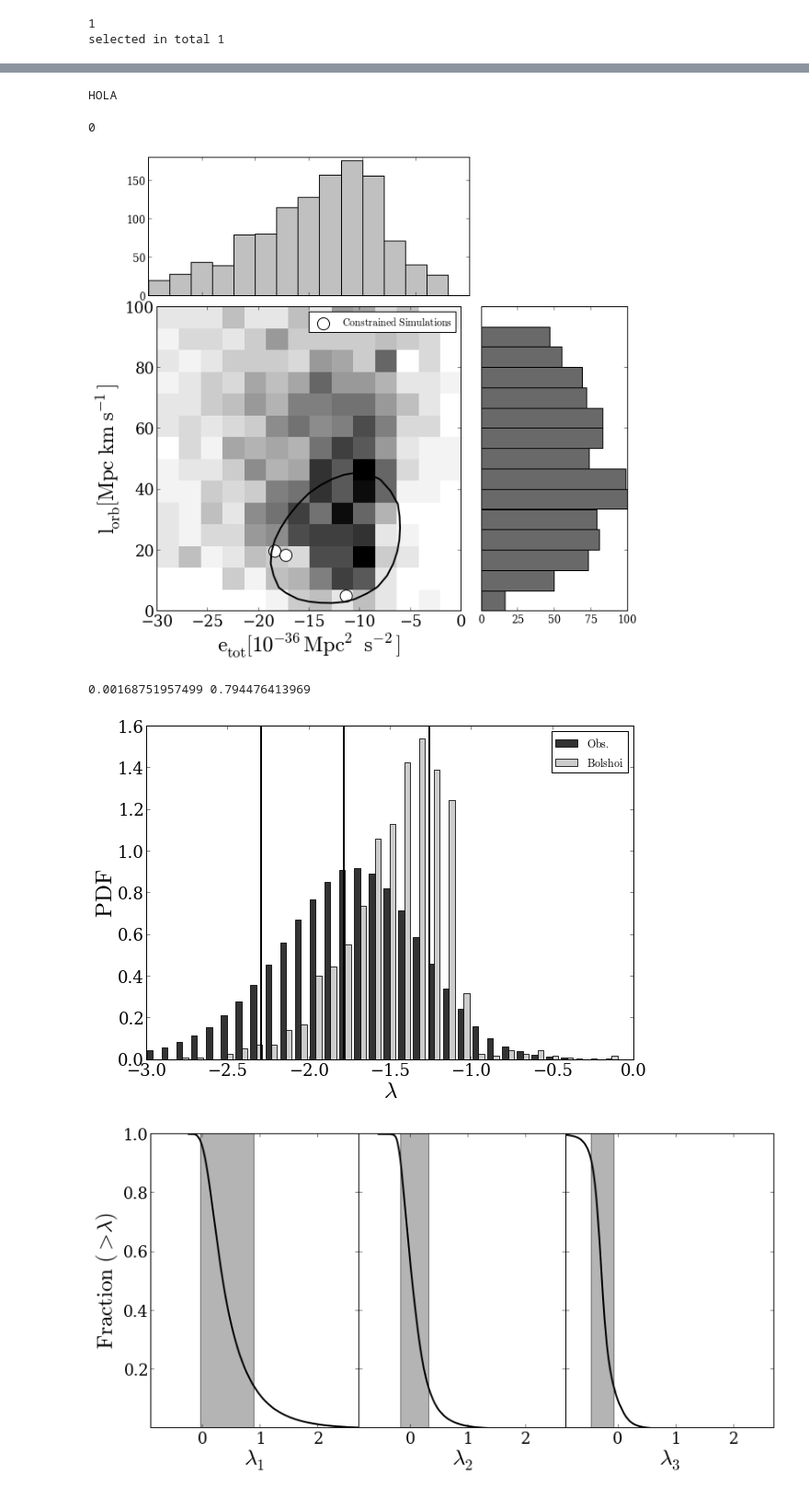
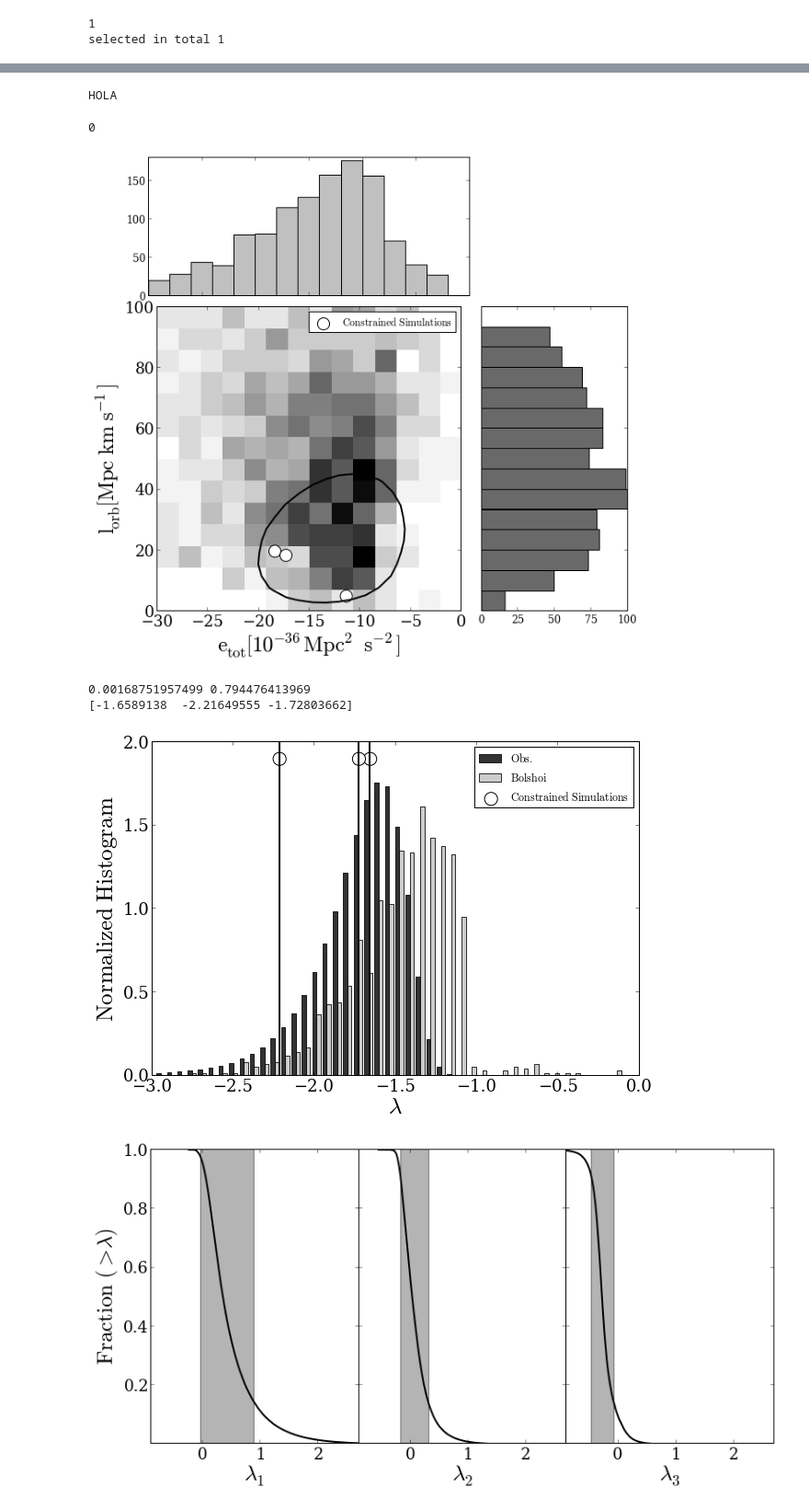
Before and after one commit to astroandes/LG_Kinematics, a Jupyter notebook: code/simulation_JE.ipynb, the cells around one changed output, grey strips where cells are left out. Shown: that part at 92% size. Drawn from its saved outputs; the diff is of its cells as text; code cells hidden in the pictures.

Commit message:
updated version of the notebook making all the calculations and plots for the reduced spin parameters of the pairs

```diff
--- a/code/simulation_JE.ipynb
+++ b/code/simulation_JE.ipynb
@@ -164,6 +190,18 @@ if(narrow_data):
     index_good_mass = where((total_mass>1.0) & (total_mass<4.0) & (distance>0.70) & (distance<0.80))
     index_good_mass = index_good_mass[0]
     physical_prop = physical_prop[index_good_mass,:]
+
+    radial_vel = physical_prop[:,0]
+    tangential_vel = physical_prop[:,1]
+    distance = physical_prop[:,14]
+    total_mass = physical_prop[:,15]/1E12
+
+    energy = physical_prop[:,5] + physical_prop[:,6]
+    angular_momentum = physical_prop[:,7]
+
+    mu = physical_prop[:,16]
+
+    lambda_orbit = mu**1.5 * (angular_momentum * L_UNITS * KM_TO_MPC)* sqrt(abs(energy * E_UNITS)) / (G_GRAV * (total_mass *1E12 )**(5.0/2.0))
 # %%
 #Figure with the separation distribution
 fig = figure(1, figsize=(9.5,6.5))
@@ -252,7 +296,11 @@ index_max = where((radial_vel>(-65.0-sigma_point[0])) & (radial_vel<(-65.0+sigma
 print 'number of points around the highest density peak', size(index_max)
 
 #make the plot including the clues data
-MakeTempHistogramPlot(radial_vel,tangential_vel,filename="test_rt",
+narrow_data = True
+filename='test_rt'
+if(narrow_data):
+    filename=filename+'_narrow'
+MakeTempHistogramPlot(radial_vel,tangential_vel,filename=filename,
                       clues=clues_data, contours=0,xlims=[-200.0,0.0], ylims=[0.0,200.0],
                       nbins=16,nxbins=16,nybins=16,bw=1,
                       xlabel='$\mathrm{Radial\ Velocity\ [km\ s^{-1}]}$',
@@ -279,8 +327,12 @@ for i in range(n_clues):
     clues_data[i,0] = tmp_dat[5] + tmp_dat[6] # energy
     clues_data[i,1] = tmp_dat[7] #angular momentum
 
+
 #    makeTempHistogramPlot(energy,angular_momentum,filename="test_EJ", clues=clues_data, xlims=[-10.0,10.0], ylims=[0.0,100.0],nbins=20,nxbins=20,nybins=20,bw=1, xlabel='$\mathrm{E_{tot} [10^{-36}} h^{-2} \mathrm{Mpc^2\ s^{-2}]}$', ylabel='$\mathrm{L_{orb} [Mpc\ } h^{-1} \mathrm{km\ s^{-1}]}$', contours=0)
-MakeTempHistogramPlot(energy,angular_momentum,filename="test_EJ",
+filename='test_EJ'
+if(narrow_data):
+    filename=filename+'_narrow'
+MakeTempHistogramPlot(energy,angular_momentum,filename=filename,
                       clues=clues_data, xlims=[-30.0,0.0], ylims=[0.0,100.0],
                       nbins=15,nxbins=15,nybins=15,bw=1,
                       xlabel='$\mathrm{e_{tot} [10^{-36}} \mathrm{Mpc^2\ s^{-2}]}$',
@@ -289,7 +341,7 @@ MakeTempHistogramPlot(energy,angular_momentum,filename="test_EJ",
 # %% [output]
 HOLA
 0
-[figure, old version]
+[figure, new version]
 # %%
 #make the plot with the 'spin parameter'
 print amin(lambda_orbit), amax(lambda_orbit)
@@ -297,41 +349,69 @@ print amin(lambda_orbit), amax(lambda_orbit)
 fig = figure(1, figsize=(9.5,6.5))
 ax = axes()
 ax.set_xlabel("$\mathrm{\lambda}$",fontsize=25)
-ax.set_ylabel("$\mathrm{PDF}$",fontsize=25)
+ax.set_ylabel("$\mathrm{Normalized\ Histogram}$",fontsize=25)
 ticklabels_x = ax.get_xticklabels()
 ticklabels_y = ax.get_yticklabels()
 
 for label_x in ticklabels_x:
     label_x.set_fontsize(18)
     label_x.set_family('serif')
 for label_y in ticklabels_y:
     label_y.set_fontsize(18)
     label_y.set_family('serif')
 
 n, bins, patches = ax.hist([log10(lambda_obs),log10(lambda_orbit)], 100,normed=[0,0], color = ['black', 'silver'], alpha=0.8,
                     label=["$\mathrm{Obs.}$","$\mathrm{Bolshoi}$"])
-legend()
 
 n_clues=3
 clues1=data_path+"pair_physical_vweb_IC10909.dat"
 clues2=data_path+"pair_physical_vweb_IC16953.dat"
 clues3=data_path+"pair_physical_vweb_IC2710.dat"
 clues=chararray([n_clues], itemsize=1024)
 clues[0]=clues1;clues[1]=clues2; clues[2]=clues3
-clues_data = np.zeros([n_clues,2])
+clues_data = np.zeros([n_clues,4])
 
-CLUES = log10(array([0.0163,0.0549,0.00507]))
-for x in CLUES:
+for i in range(n_clues):
+    tmp_dat = np.loadtxt(clues[i])
+    clues_data[i,0] = tmp_dat[5] + tmp_dat[6] # energy
+    clues_data[i,1] = tmp_dat[7] #angular momentum
+    clues_data[i,2] = tmp_dat[15] # total mass
+    clues_data[i,3] = tmp_dat[16] # reduced_mass
+distance = physical_prop[:,14]
+total_mass = physical_prop[:,15]/1E12
+
+energy = physical_prop[:,5] + physical_prop[:,6]
+angular_momentum = physical_prop[:,7]
+
+e_CLUES = clues_data[:,0]
+l_CLUES = clues_data[:,1]
+total_mass_CLUES = clues_data[:,2]
+mu_CLUES = clues_data[:,3]
+
+lambda_CLUES = mu_CLUES**1.5 * (l_CLUES * L_UNITS * KM_TO_MPC) * \
+    sqrt(abs(e_CLUES * E_UNITS)) / (G_GRAV * (total_mass_CLUES )**(5.0/2.0))
+lambda_CLUES = log10(lambda_CLUES)
+y_value = zeros(3); y_value[:]=1.9
+print lambda_CLUES
+
+for x in lambda_CLUES:
     ax.axvline(x=x,ymin=0.0,ymax=3.0,c="black",linewidth=2)
+ax.scatter(lambda_CLUES, y_value, color='white', edgecolors='black', s=200, label='$\mathrm{Constrained\ Simulations}$')
+
+ax.legend(loc=0, scatterpoints=1)
 
 ax.set_xlim([-3.0,-0.0])
+ax.set_ylim([0.0,2.0])
 filename='lambda_orbit'
+if(narrow_data):
+    filename=filename+'_narrow'
 savefig(filename + '.eps',format = 'eps', transparent=True)
 savefig(filename + '.pdf',format = 'pdf', transparent=True)
 savefig(filename + '.png',format = 'png', transparent=True)
 # %% [output]
 0.00168751957499 0.794476413969
+[-1.6589138  -2.21649555 -1.72803662]
-[figure, old version]
+[figure, new version]
 # %%
 #Prepare the plots and data concerning the eigenvalues
 bolshoi_file  = data_path+"PaperLG-ProperMotion/data/pair_physical_vweb.dat"
```
Also changed, not shown: parts of 8 cells of this notebook.
